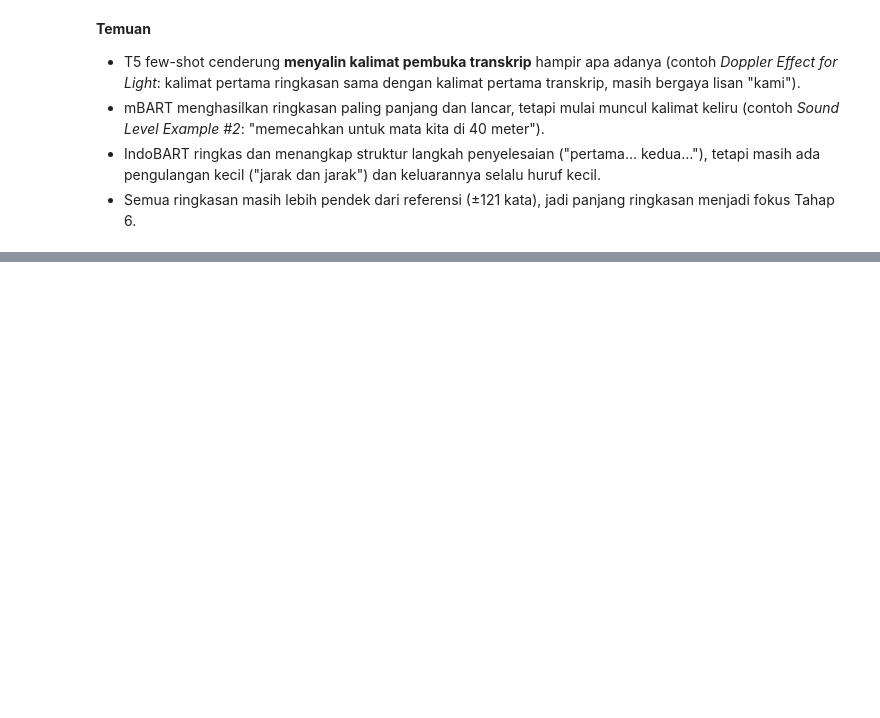
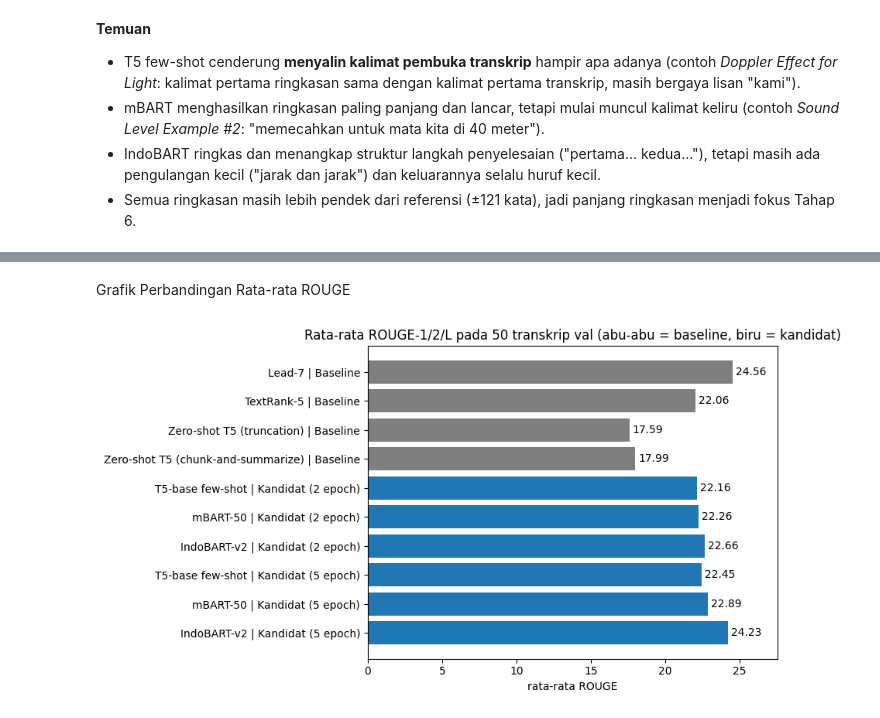
Before and after one commit to IRay3477/Pengembangan-Model-Deep-Learning-dan-Implementasi-API, a Jupyter notebook: Deep_Learning_Peringkasan_Otomatis_Video_Kuliah_Bahasa_Indonesia.ipynb, the cells around one changed output, grey strips where cells are left out. Saved outputs shown, nothing was run; the diff lists cells and outputs as text; code cells hidden in the pictures; blank space fills up the shorter version.

```diff
--- a/Deep_Learning_Peringkasan_Otomatis_Video_Kuliah_Bahasa_Indonesia.ipynb
+++ b/Deep_Learning_Peringkasan_Otomatis_Video_Kuliah_Bahasa_Indonesia.ipynb
@@ -1838,0 +1862,28 @@ INDOBART 5 EPOCH: misalkan tingkat suara yang dihasilkan oleh pesawat di jarak 4
+# %%
+nama_tampilan = {'t5_fewshot': 'T5-base few-shot', 'mbart': 'mBART-50', 'indobart': 'IndoBART-v2'}
+
+baris_perbandingan = [
+    {'kelompok': 'Baseline', 'metode': f'Lead-{k_lead}', **hitung_rouge(prediksi_baseline_val['prediksi_lead'].fillna('').tolist(), referensi_val_rouge)},
+    {'kelompok': 'Baseline', 'metode': f'TextRank-{k_textrank}', **hitung_rouge(prediksi_baseline_val['prediksi_textrank'].fillna('').tolist(), referensi_val_rouge)},
+    {'kelompok': 'Baseline', 'metode': 'Zero-shot T5 (truncation)', **hitung_rouge(prediksi_baseline_val['prediksi_zeroshot_trunc'].fillna('').tolist(), referensi_val_rouge)},
+    {'kelompok': 'Baseline', 'metode': 'Zero-shot T5 (chunk-and-summarize)', **hitung_rouge(prediksi_baseline_val['prediksi_zeroshot_chunk'].fillna('').tolist(), referensi_val_rouge)},
+]
+
+# skor kandidat dihitung ulang dari file prediksi Tahap 5 dengan fungsi yang sama, supaya caranya identik dengan baseline
+for jumlah_epoch in daftar_jumlah_epoch:
+    for nama_singkat in kandidat_model_utama:
+        prediksi = pd.read_csv(f'{output_tahap5}/prediksi_val_{nama_singkat}{akhiran_file(jumlah_epoch)}.csv')
+        baris_perbandingan.append({'kelompok': f'Kandidat ({jumlah_epoch} epoch)', 'metode': nama_tampilan[nama_singkat],
+                                   **hitung_rouge(prediksi['prediksi'].fillna('').tolist(), referensi_val_rouge)})
+
+tabel_perbandingan = pd.DataFrame(baris_perbandingan)
+tabel_perbandingan['rata_rata_rouge'] = tabel_perbandingan[['rouge1', 'rouge2', 'rougeL']].mean(axis=1)
+tabel_perbandingan = tabel_perbandingan[['kelompok', 'metode', 'rouge1', 'rouge2', 'rougeL', 'rata_rata_rouge', 'panjang_kata']].round(2)
+display(tabel_perbandingan)
+
+terbaik = tabel_perbandingan.loc[tabel_perbandingan['rata_rata_rouge'].idxmax()]
+print(f"Rata-rata ROUGE tertinggi: {terbaik['metode']} {terbaik['kelompok']} ({terbaik['rata_rata_rouge']})")
+print(f"Panjang ringkasan referensi: {np.mean([len(teks.split()) for teks in referensi_val_rouge]):.1f} kata")
+
+tabel_perbandingan.to_csv(f'{output_tahap5}/tabel_perbandingan_seluruh_metode_val.csv', index=False)
+print('Tersimpan di', output_tahap5)
@@ -1838,0 +1905,20 @@ INDOBART 5 EPOCH: misalkan tingkat suara yang dihasilkan oleh pesawat di jarak 4
+# %% [markdown]
+Grafik Perbandingan Rata-rata ROUGE
+# %%
+label_metode = tabel_perbandingan['metode'] + ' | ' + tabel_perbandingan['kelompok']
+warna = ['tab:gray' if kelompok == 'Baseline' else 'tab:blue' for kelompok in tabel_perbandingan['kelompok']]
+
+fig, ax = plt.subplots(figsize=(9, 5))
+ax.barh(label_metode, tabel_perbandingan['rata_rata_rouge'], color=warna)
+ax.invert_yaxis()
+for posisi, nilai in enumerate(tabel_perbandingan['rata_rata_rouge']):
+    ax.text(nilai + 0.2, posisi, f'{nilai:.2f}', va='center')
+ax.set_title('Rata-rata ROUGE-1/2/L pada 50 transkrip val (abu-abu = baseline, biru = kandidat)')
+ax.set_xlabel('rata-rata ROUGE')
+ax.set_xlim(0, tabel_perbandingan['rata_rata_rouge'].max() + 3)
+
+plt.tight_layout()
+plt.savefig(f'{output_tahap5}/grafik_perbandingan_seluruh_metode_val.png', dpi=150)
+plt.show()
+# %% [output]
+[figure, added]
```
Also changed, not shown: parts of 25 cells of this notebook.
